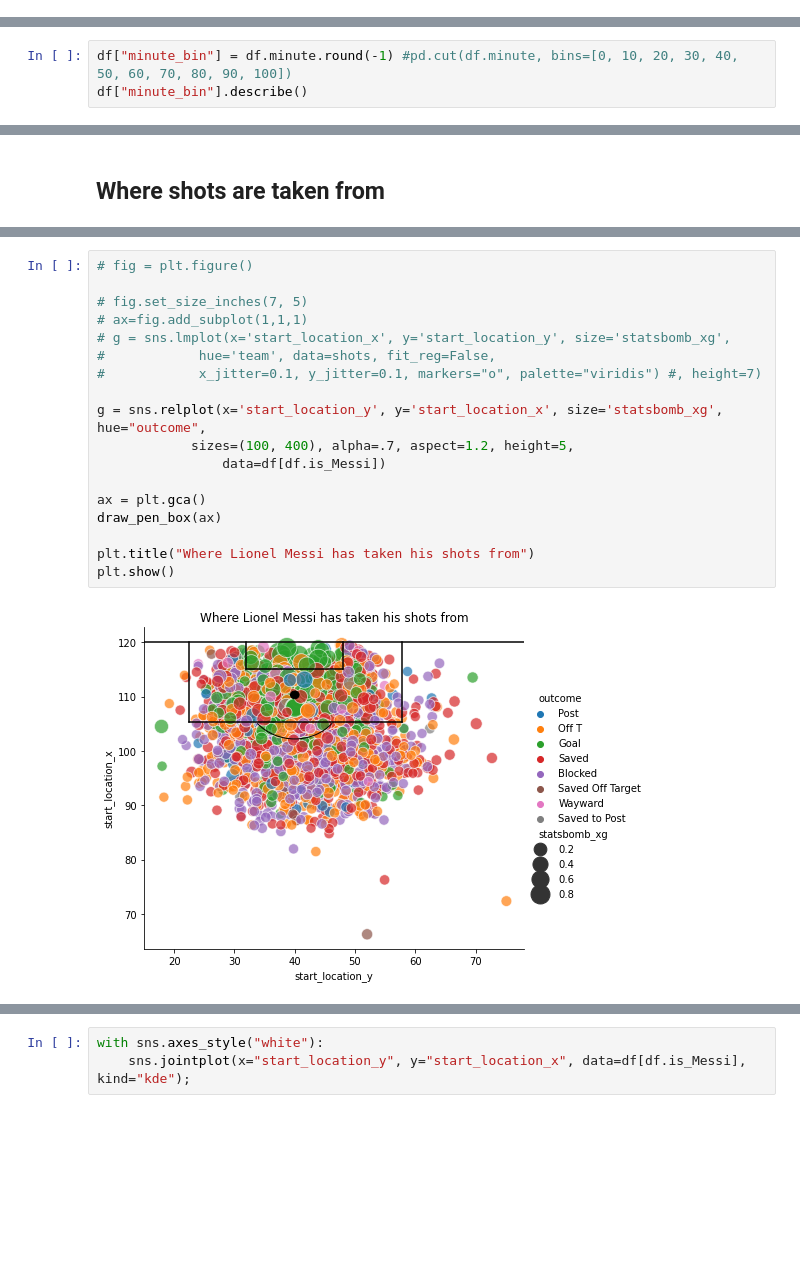
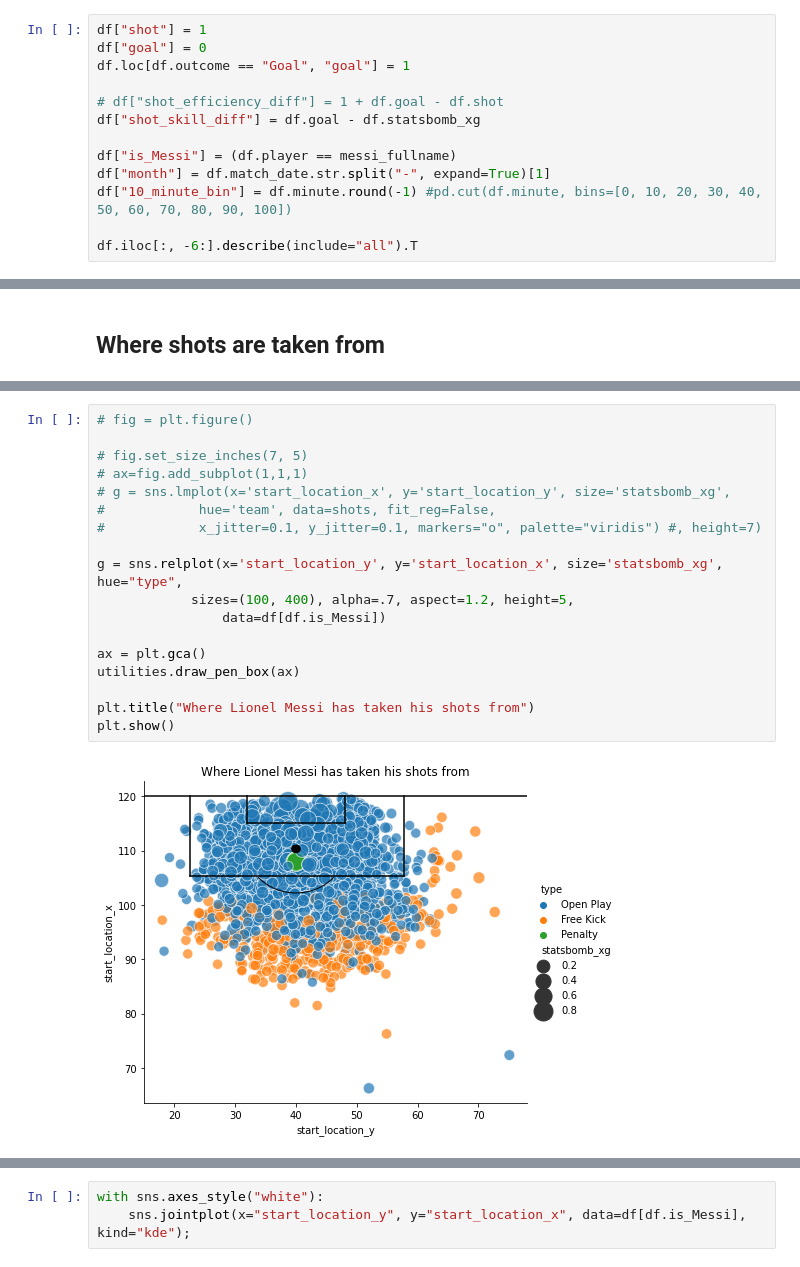
Before and after one commit to deacona/the-ball-is-round, a Jupyter notebook: notebooks/messi_01_finding_leo.ipynb, the cells around one changed output, grey strips where cells are left out. Drawn from its saved outputs; the diff is of its cells as text; blank space fills up the shorter version.

Commit message:
Messi WIP
Pitch helpers to utilities module
Polishing displayed data and viz

```diff
--- a/notebooks/messi_01_finding_leo.ipynb
+++ b/notebooks/messi_01_finding_leo.ipynb
@@ -42,3 +47,16 @@ messi_fullname = "Lionel AndrÃ©s Messi Cuccittini"
 messi_fullname
 # %% [output]
 'Lionel AndrÃ©s Messi Cuccittini'
+# %%
+df["shot"] = 1
+df["goal"] = 0
+df.loc[df.outcome == "Goal", "goal"] = 1
+
+# df["shot_efficiency_diff"] = 1 + df.goal - df.shot
+df["shot_skill_diff"] = df.goal - df.statsbomb_xg
+
+df["is_Messi"] = (df.player == messi_fullname)
+df["month"] = df.match_date.str.split("-", expand=True)[1]
+df["10_minute_bin"] = df.minute.round(-1) #pd.cut(df.minute, bins=[0, 10, 20, 30, 40, 50, 60, 70, 80, 90, 100])
+
+df.iloc[:, -6:].describe(include="all").T
@@ -89,3 +108,0 @@ Name: month, dtype: object
-# %%
-df["minute_bin"] = df.minute.round(-1) #pd.cut(df.minute, bins=[0, 10, 20, 30, 40, 50, 60, 70, 80, 90, 100])
-df["minute_bin"].describe()
@@ -176,20 +218,20 @@ plt.show()
 # %%
 # fig = plt.figure()
 
 # fig.set_size_inches(7, 5)
 # ax=fig.add_subplot(1,1,1)
 # g = sns.lmplot(x='start_location_x', y='start_location_y', size='statsbomb_xg',
 #            hue='team', data=shots, fit_reg=False,
 #            x_jitter=0.1, y_jitter=0.1, markers="o", palette="viridis") #, height=7)
 
-g = sns.relplot(x='start_location_y', y='start_location_x', size='statsbomb_xg', hue="outcome",
+g = sns.relplot(x='start_location_y', y='start_location_x', size='statsbomb_xg', hue="type",
             sizes=(100, 400), alpha=.7, aspect=1.2, height=5,
                 data=df[df.is_Messi])
 
 ax = plt.gca()
-draw_pen_box(ax)
+utilities.draw_pen_box(ax)
 
 plt.title("Where Lionel Messi has taken his shots from")
 plt.show()
 # %% [output]
-[figure, old version]
+[figure, new version]
```
Also changed, not shown: parts of 21 cells of this notebook, 2 other files.
